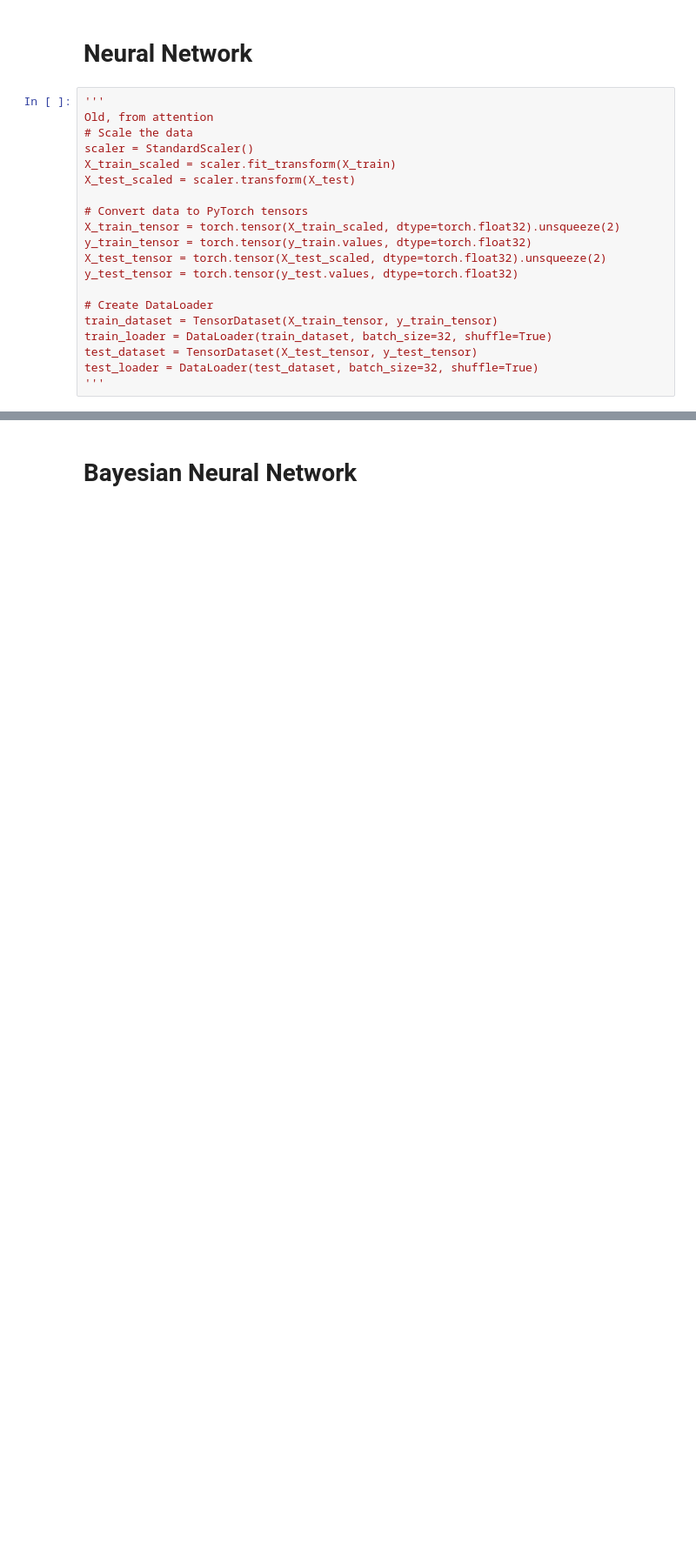
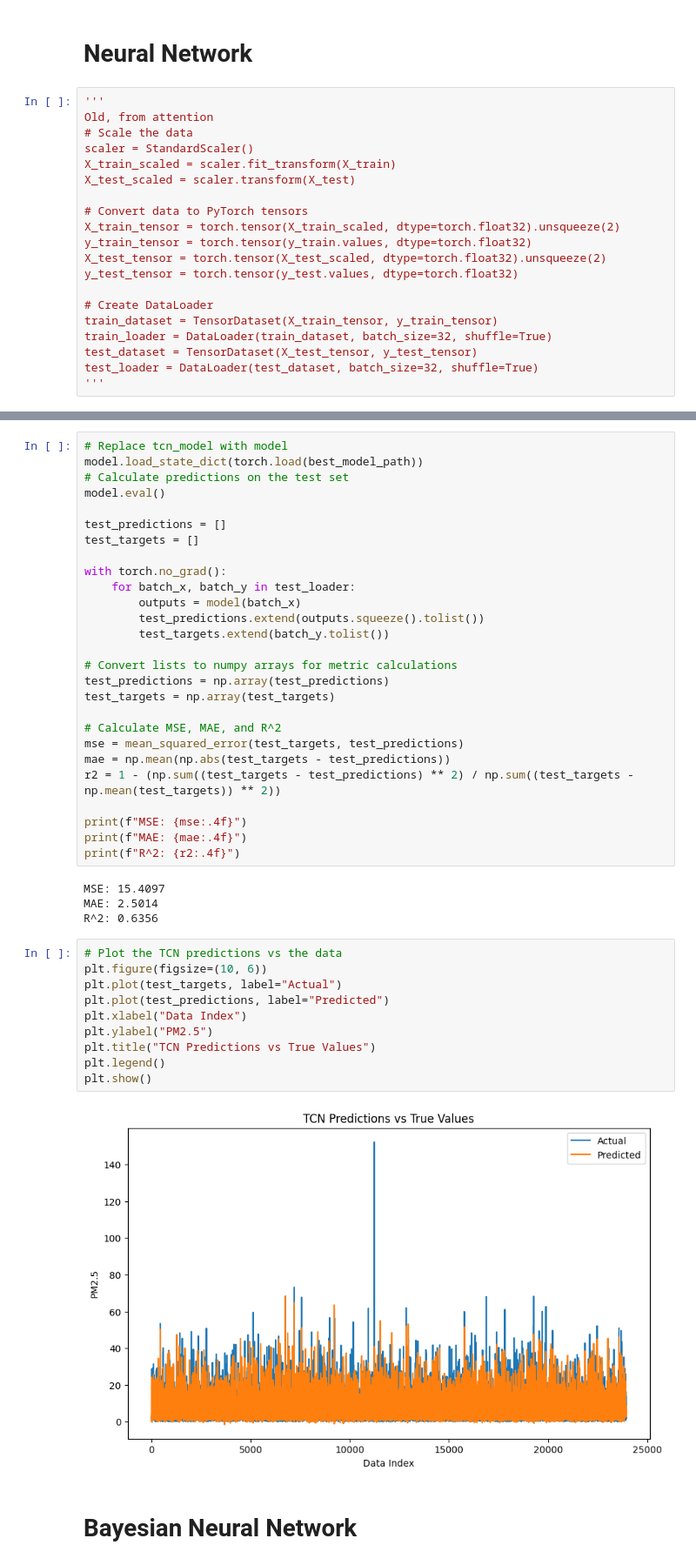
Before and after one commit to AsmitC/Austin_Trees, a Jupyter notebook: interpretability.ipynb, the cells around one changed output, grey strips where cells are left out. Shown at 87% size. Cells and saved outputs as stored; diff of their text form; blank space fills up the shorter version.

```diff
--- a/interpretability.ipynb
+++ b/interpretability.ipynb
@@ -433,3 +478,46 @@ plt.show()
+# %%
+# Replace tcn_model with model
+model.load_state_dict(torch.load(best_model_path))
+# Calculate predictions on the test set
+model.eval()
+
+test_predictions = []
+test_targets = []
+
+with torch.no_grad():
+    for batch_x, batch_y in test_loader:
+        outputs = model(batch_x)
+        test_predictions.extend(outputs.squeeze().tolist())
+        test_targets.extend(batch_y.tolist())
+
+# Convert lists to numpy arrays for metric calculations
+test_predictions = np.array(test_predictions)
+test_targets = np.array(test_targets)
+
+# Calculate MSE, MAE, and R^2
+mse = mean_squared_error(test_targets, test_predictions)
+mae = np.mean(np.abs(test_targets - test_predictions))
+r2 = 1 - (np.sum((test_targets - test_predictions) ** 2) / np.sum((test_targets - np.mean(test_targets)) ** 2))
+
+print(f"MSE: {mse:.4f}")
+print(f"MAE: {mae:.4f}")
+print(f"R^2: {r2:.4f}")
+# %% [output]
+MSE: 15.4097
+MAE: 2.5014
+R^2: 0.6356
+# %%
+# Plot the TCN predictions vs the data
+plt.figure(figsize=(10, 6))
+plt.plot(test_targets, label="Actual")
+plt.plot(test_predictions, label="Predicted")
+plt.xlabel("Data Index")
+plt.ylabel("PM2.5")
+plt.title("TCN Predictions vs True Values")
+plt.legend()
+plt.show()
+# %% [output]
+[figure, added]
 # %% [markdown]
 # Bayesian Neural Network
 # %%
```
Also changed, not shown: parts of 9 cells of this notebook, 2 other files.
